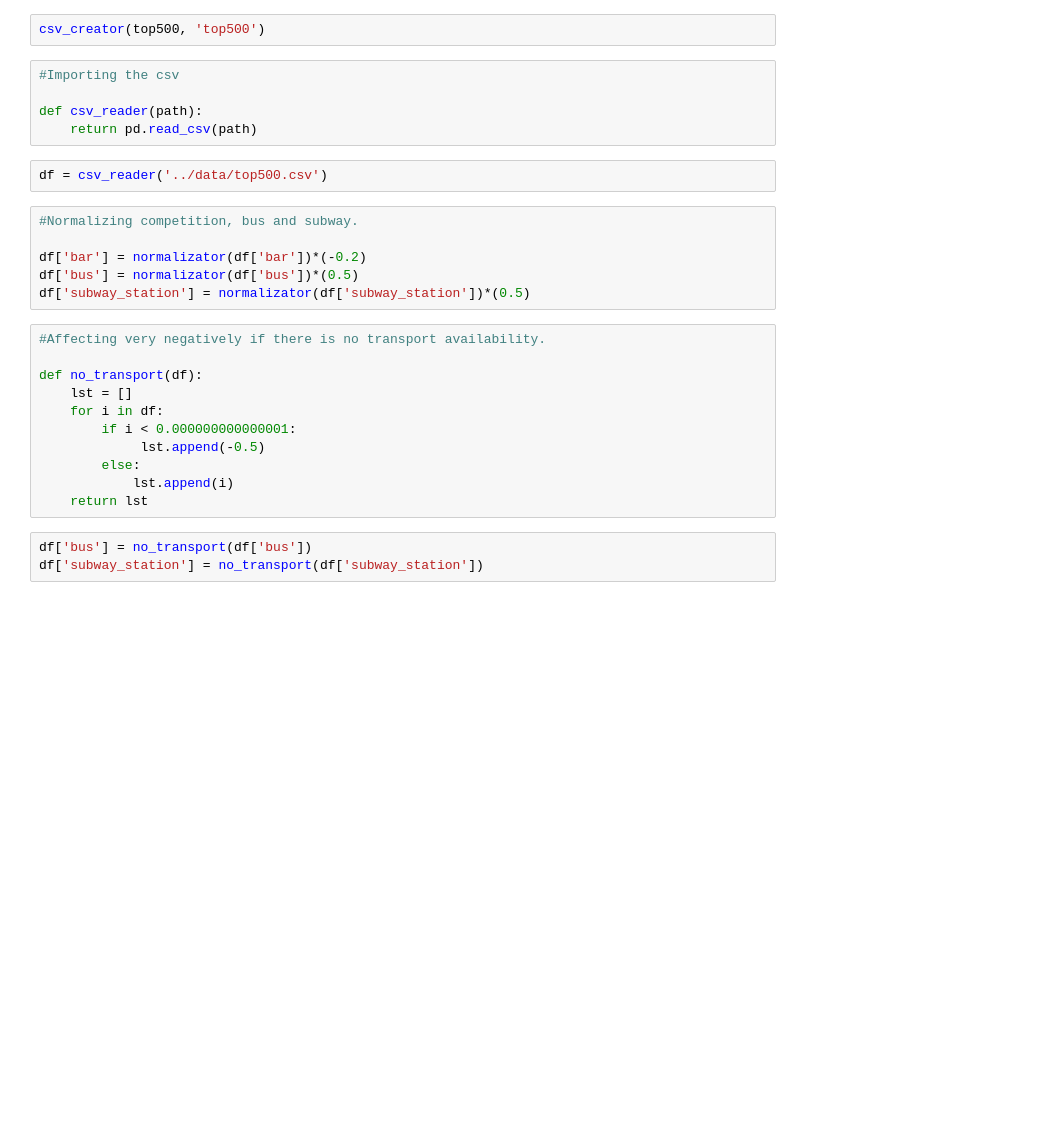
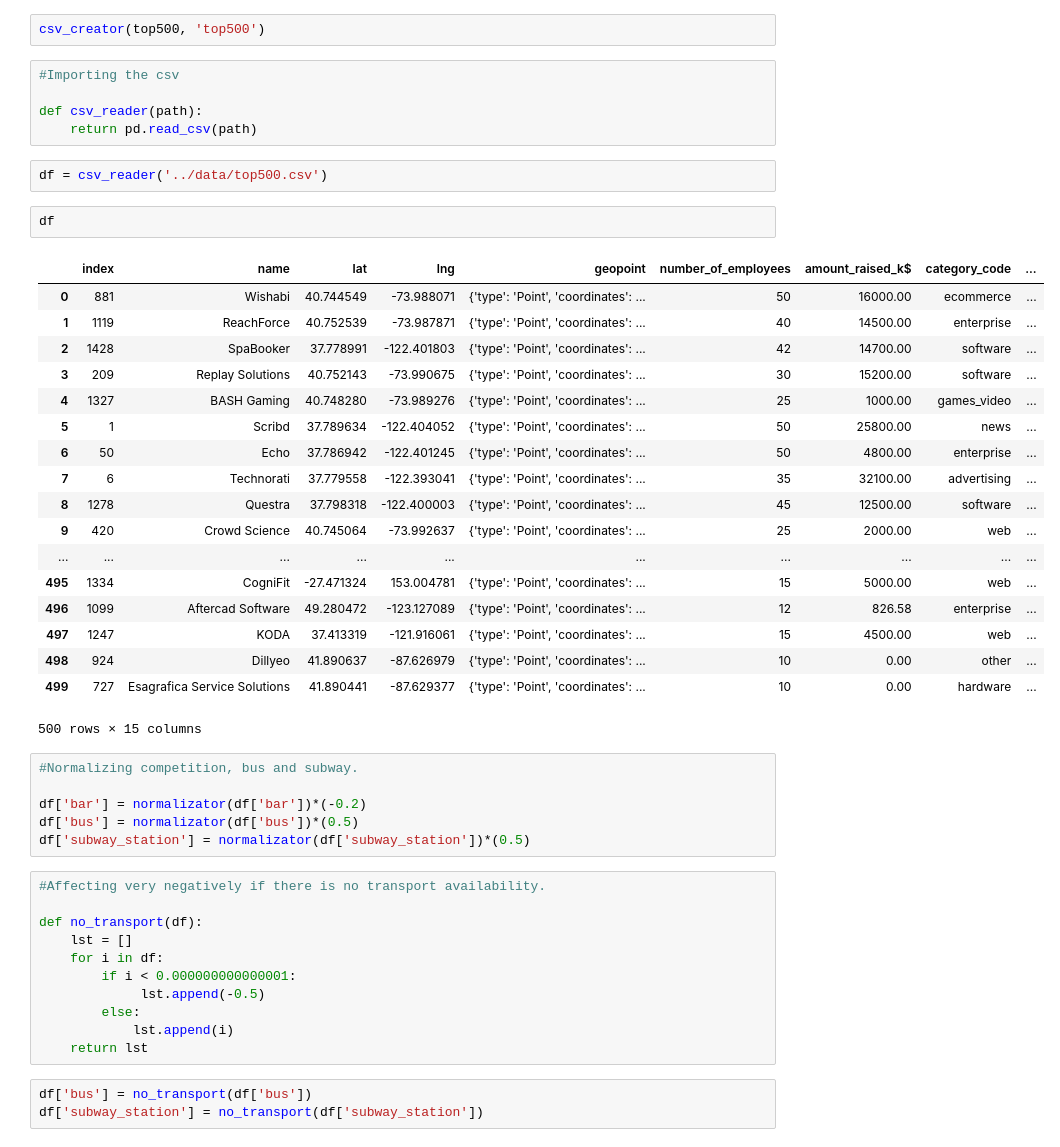
Before and after one commit to aiborra11/Geoquery-project, a Jupyter notebook: My-code/Geo.ipynb, the cells around one changed output. Saved outputs shown, nothing was run; the diff lists cells and outputs as text; blank space fills up the shorter version.

```diff
--- a/My-code/Geo.ipynb
+++ b/My-code/Geo.ipynb
@@ -178,6 +202,27 @@ def csv_reader(path):
     return pd.read_csv(path)
 # %%
 df = csv_reader('../data/top500.csv')
+# %%
+df
+# %% [output]
+|  | index | name | lat | lng | geopoint | number_of_employees | amount_raised_k$ | category_code | ... |
+| 0 | 881 | Wishabi | 40.744549 | -73.988071 | {'type': 'Point', 'coordinates': ... | 50 | 16000.00 | ecommerce | ... |
+| 1 | 1119 | ReachForce | 40.752539 | -73.987871 | {'type': 'Point', 'coordinates': ... | 40 | 14500.00 | enterprise | ... |
+| 2 | 1428 | SpaBooker | 37.778991 | -122.401803 | {'type': 'Point', 'coordinates': ... | 42 | 14700.00 | software | ... |
+| 3 | 209 | Replay Solutions | 40.752143 | -73.990675 | {'type': 'Point', 'coordinates': ... | 30 | 15200.00 | software | ... |
+| 4 | 1327 | BASH Gaming | 40.748280 | -73.989276 | {'type': 'Point', 'coordinates': ... | 25 | 1000.00 | games_video | ... |
+| 5 | 1 | Scribd | 37.789634 | -122.404052 | {'type': 'Point', 'coordinates': ... | 50 | 25800.00 | news | ... |
+| 6 | 50 | Echo | 37.786942 | -122.401245 | {'type': 'Point', 'coordinates': ... | 50 | 4800.00 | enterprise | ... |
+| 7 | 6 | Technorati | 37.779558 | -122.393041 | {'type': 'Point', 'coordinates': ... | 35 | 32100.00 | advertising | ... |
+| 8 | 1278 | Questra | 37.798318 | -122.400003 | {'type': 'Point', 'coordinates': ... | 45 | 12500.00 | software | ... |
+| 9 | 420 | Crowd Science | 40.745064 | -73.992637 | {'type': 'Point', 'coordinates': ... | 25 | 2000.00 | web | ... |
+| ... | ... | ... | ... | ... | ... | ... | ... | ... | ... |
+| 495 | 1334 | CogniFit | -27.471324 | 153.004781 | {'type': 'Point', 'coordinates': ... | 15 | 5000.00 | web | ... |
+| 496 | 1099 | Aftercad Software | 49.280472 | -123.127089 | {'type': 'Point', 'coordinates': ... | 12 | 826.58 | enterprise | ... |
+| 497 | 1247 | KODA | 37.413319 | -121.916061 | {'type': 'Point', 'coordinates': ... | 15 | 4500.00 | web | ... |
+| 498 | 924 | Dillyeo | 41.890637 | -87.626979 | {'type': 'Point', 'coordinates': ... | 10 | 0.00 | other | ... |
+| 499 | 727 | Esagrafica Service Solutions | 41.890441 | -87.629377 | {'type': 'Point', 'coordinates': ... | 10 | 0.00 | hardware | ... |
+500 rows × 15 columns
 # %%
 #Normalizing competition, bus and subway.
 
```
Also changed, not shown: parts of 9 cells of this notebook, 7 other files.
